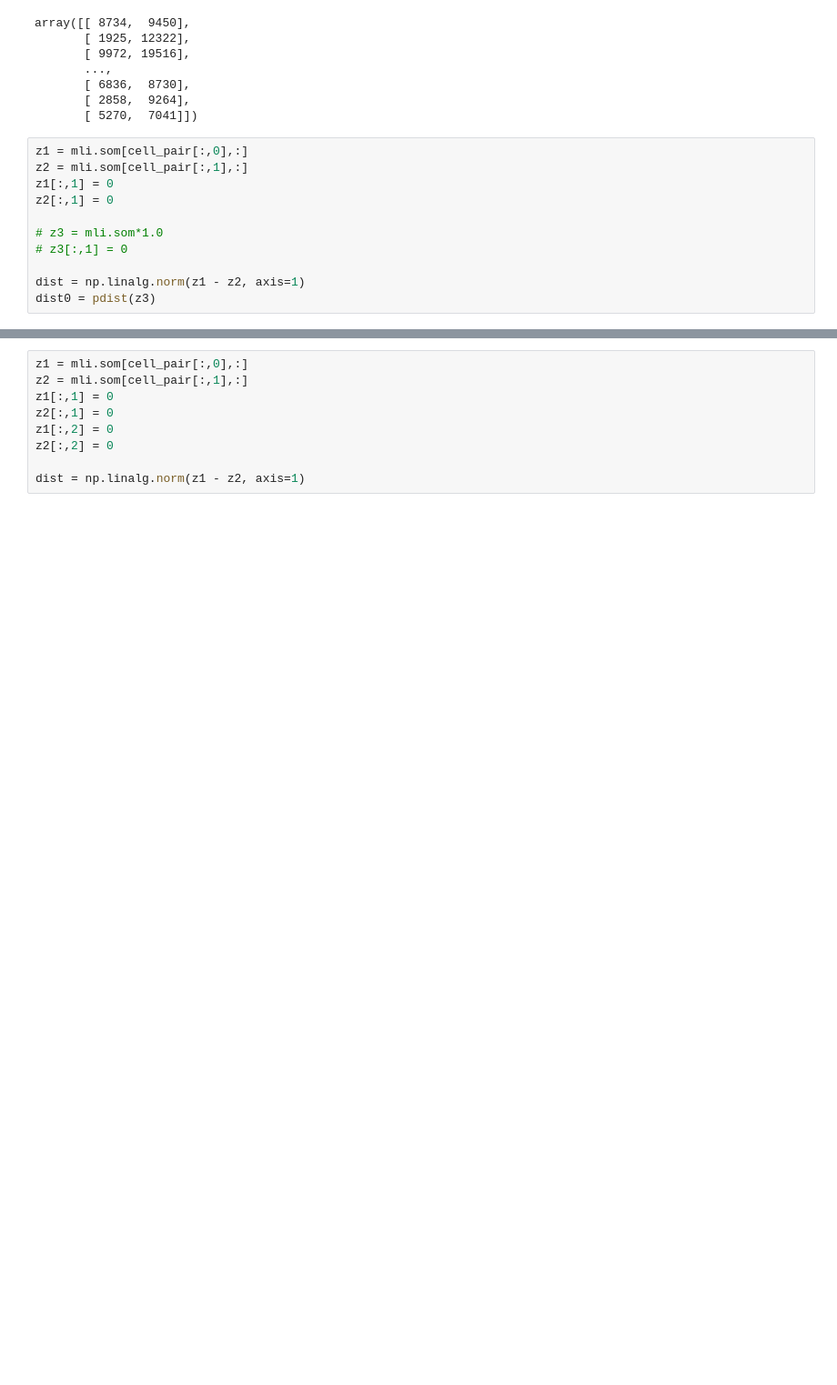
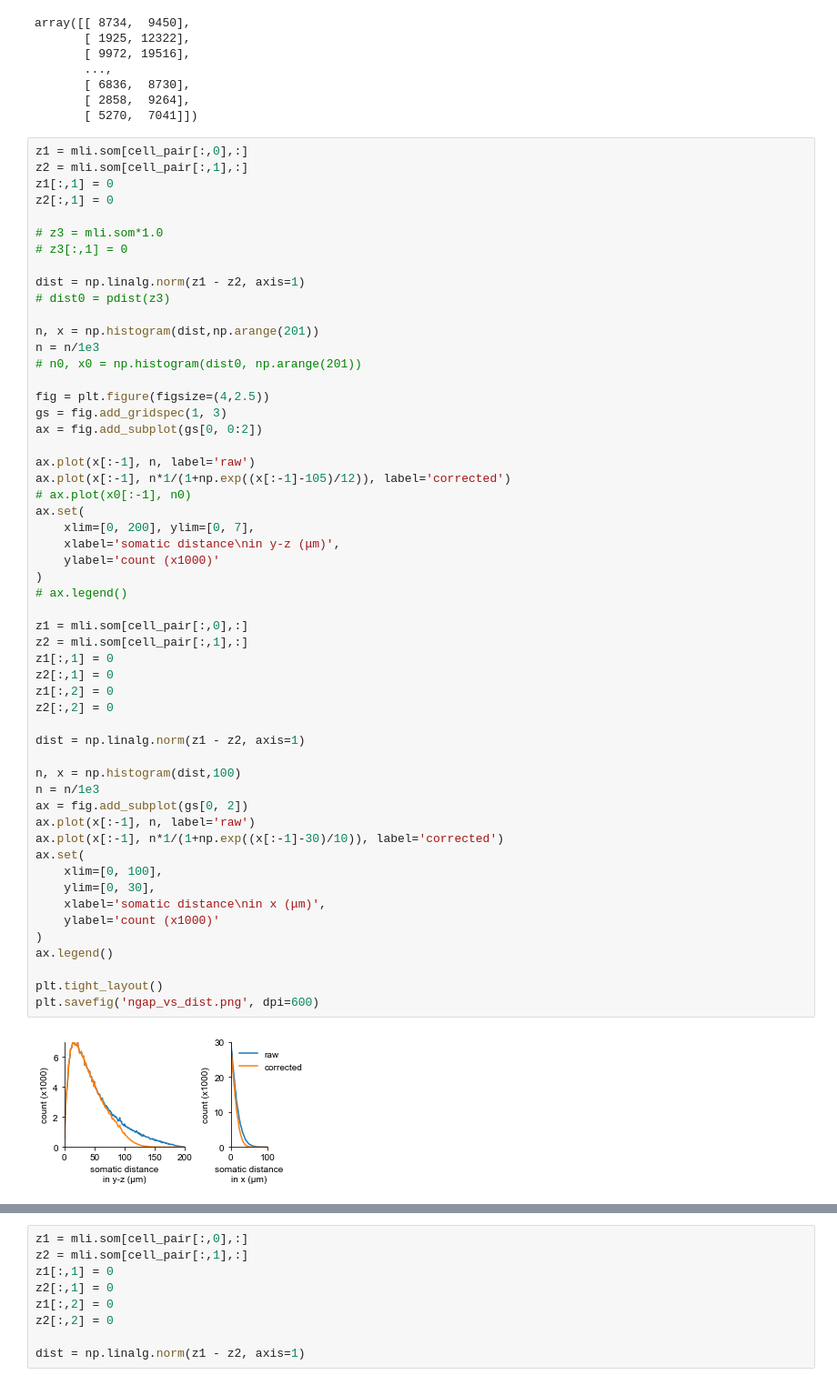
Before and after one commit to CNS-OIST/pycabnn, a Jupyter notebook: notebooks/MLI_3D_con.ipynb, the cells around one changed output, grey strips where cells are left out. Shown at 91% size. Cells and saved outputs as stored; diff of their text form; blank space fills up the shorter version.

Commit message:
Add the gap junction figure

```diff
--- a/notebooks/MLI_3D_con.ipynb
+++ b/notebooks/MLI_3D_con.ipynb
@@ -102,11 +104,56 @@ array([[ 8734,  9450],
 # %%
 z1 = mli.som[cell_pair[:,0],:]
 z2 = mli.som[cell_pair[:,1],:]
 z1[:,1] = 0
 z2[:,1] = 0
 
 # z3 = mli.som*1.0
 # z3[:,1] = 0
 
 dist = np.linalg.norm(z1 - z2, axis=1)
-dist0 = pdist(z3)
+# dist0 = pdist(z3)
+
+n, x = np.histogram(dist,np.arange(201))
+n = n/1e3
+# n0, x0 = np.histogram(dist0, np.arange(201))
+
+fig = plt.figure(figsize=(4,2.5))
+gs = fig.add_gridspec(1, 3)
+ax = fig.add_subplot(gs[0, 0:2])
+
+ax.plot(x[:-1], n, label='raw')
+ax.plot(x[:-1], n*1/(1+np.exp((x[:-1]-105)/12)), label='corrected')
+# ax.plot(x0[:-1], n0)
+ax.set(
+    xlim=[0, 200], ylim=[0, 7],
+    xlabel='somatic distance\nin y-z (μm)',
+    ylabel='count (x1000)'
+)
+# ax.legend()
+
+z1 = mli.som[cell_pair[:,0],:]
+z2 = mli.som[cell_pair[:,1],:]
+z1[:,1] = 0
+z2[:,1] = 0
+z1[:,2] = 0
+z2[:,2] = 0
+
+dist = np.linalg.norm(z1 - z2, axis=1)
+
+n, x = np.histogram(dist,100)
+n = n/1e3
+ax = fig.add_subplot(gs[0, 2])
+ax.plot(x[:-1], n, label='raw')
+ax.plot(x[:-1], n*1/(1+np.exp((x[:-1]-30)/10)), label='corrected')
+ax.set(
+    xlim=[0, 100],
+    ylim=[0, 30],
+    xlabel='somatic distance\nin x (μm)',
+    ylabel='count (x1000)'
+)
+ax.legend()
+
+plt.tight_layout()
+plt.savefig('ngap_vs_dist.png', dpi=600)
+# %% [output]
+[figure, added]
```
Also changed, not shown: parts of 4 cells of this notebook, 1 other file.
